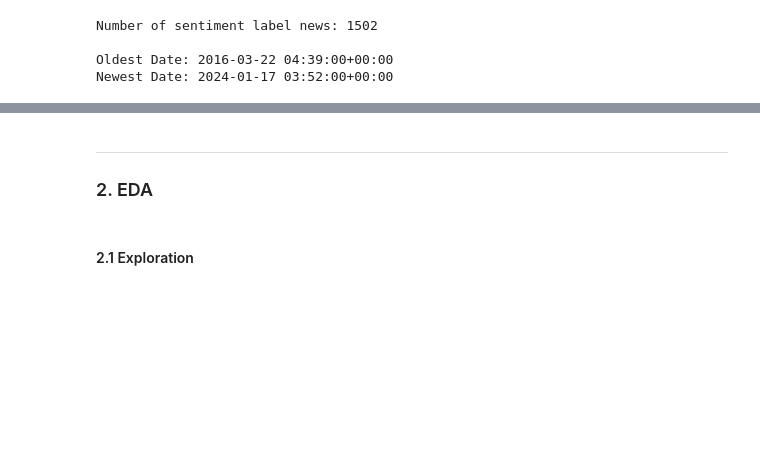
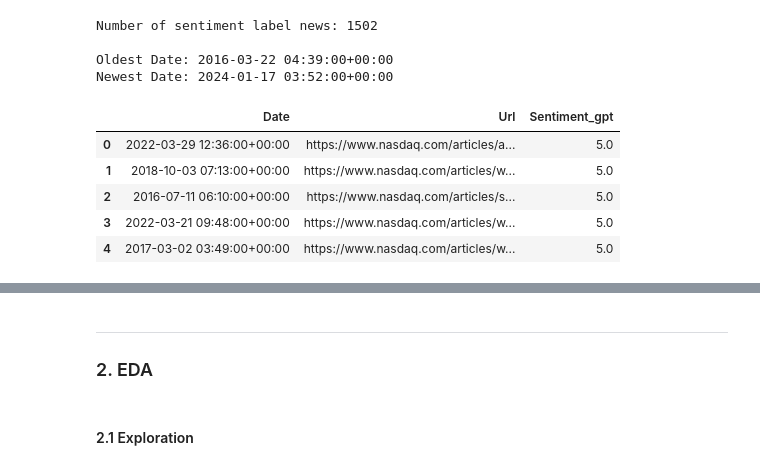
Before and after one commit to paultltc/InflaBERT, a Jupyter notebook: source/eda/news_eda.ipynb, the cells around one changed output, grey strips where cells are left out. Saved outputs shown, nothing was run; the diff lists cells and outputs as text; code cells hidden in the pictures; blank space fills up the shorter version.

```diff
--- a/source/eda/news_eda.ipynb
+++ b/source/eda/news_eda.ipynb
@@ -103,3 +224,12 @@ Number of sentiment label news: 1502
 
 Oldest Date: 2016-03-22 04:39:00+00:00
 Newest Date: 2024-01-17 03:52:00+00:00
+# %%
+sentiment_news.head()
+# %% [output]
+|  | Date | Url | Sentiment_gpt |
+| 0 | 2022-03-29 12:36:00+00:00 | https://www.nasdaq.com/articles/a... | 5.0 |
+| 1 | 2018-10-03 07:13:00+00:00 | https://www.nasdaq.com/articles/w... | 5.0 |
+| 2 | 2016-07-11 06:10:00+00:00 | https://www.nasdaq.com/articles/s... | 5.0 |
+| 3 | 2022-03-21 09:48:00+00:00 | https://www.nasdaq.com/articles/w... | 5.0 |
+| 4 | 2017-03-02 03:49:00+00:00 | https://www.nasdaq.com/articles/w... | 5.0 |
```
Also changed, not shown: parts of 41 cells of this notebook, 4 other files.
